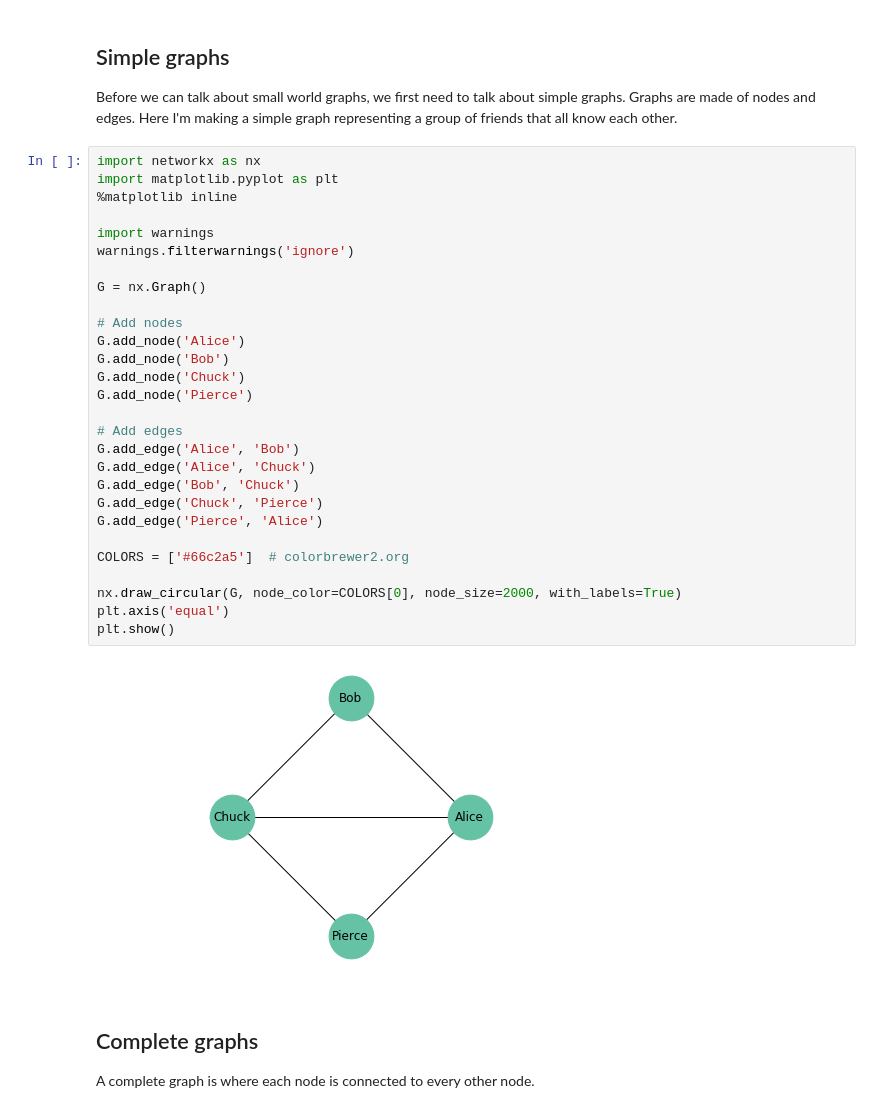
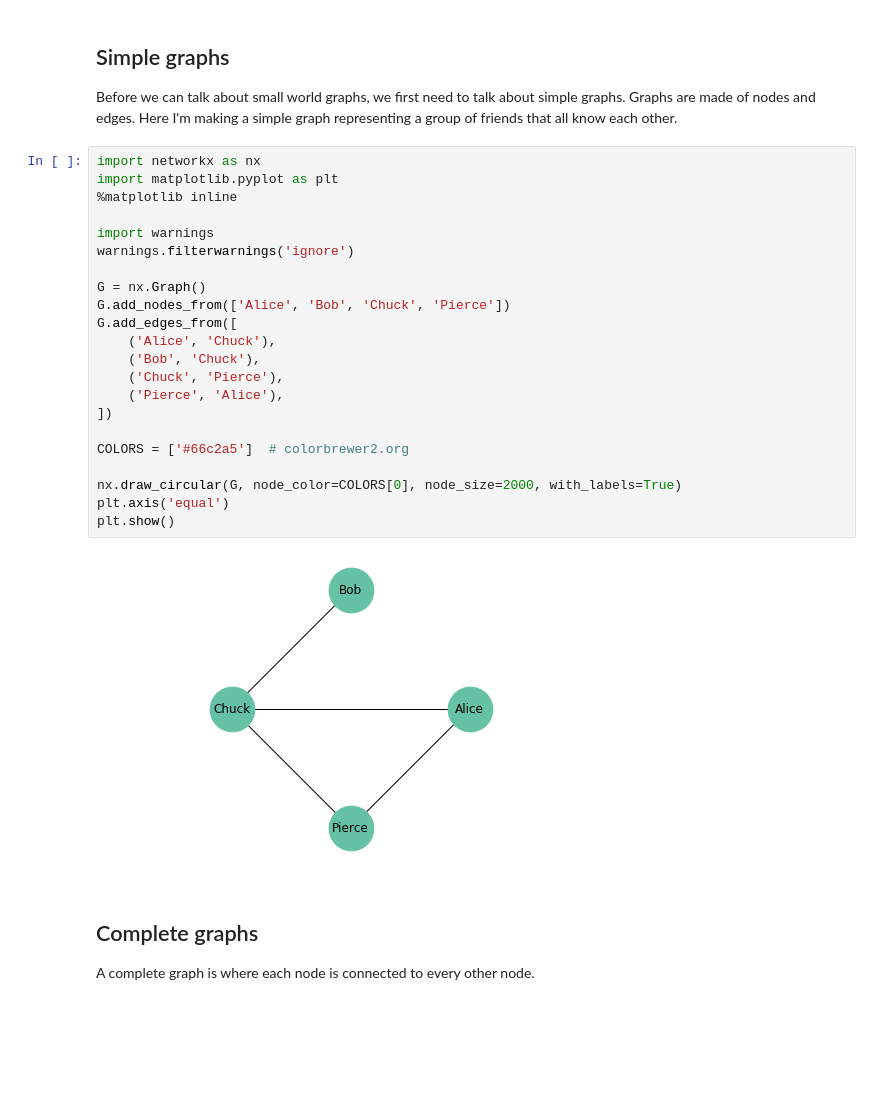
Before and after one commit to madison-python/think-complexity, a Jupyter notebook: small-world-graphs.ipynb, the cells around one changed output. Drawn from its saved outputs; the diff is of its cells as text; blank space fills up the shorter version.

```diff
--- a/small-world-graphs.ipynb
+++ b/small-world-graphs.ipynb
@@ -12,33 +12,27 @@ Before we can talk about small world graphs, we first need to talk about simple
 # %%
 import networkx as nx
 import matplotlib.pyplot as plt
 %matplotlib inline
 
 import warnings
 warnings.filterwarnings('ignore')
 
 G = nx.Graph()
-
-# Add nodes
-G.add_node('Alice')
-G.add_node('Bob')
-G.add_node('Chuck')
-G.add_node('Pierce')
-
-# Add edges
-G.add_edge('Alice', 'Bob')
-G.add_edge('Alice', 'Chuck')
-G.add_edge('Bob', 'Chuck')
-G.add_edge('Chuck', 'Pierce')
-G.add_edge('Pierce', 'Alice')
+G.add_nodes_from(['Alice', 'Bob', 'Chuck', 'Pierce'])
+G.add_edges_from([
+    ('Alice', 'Chuck'),
+    ('Bob', 'Chuck'),
+    ('Chuck', 'Pierce'),
+    ('Pierce', 'Alice'),
+])
 
 COLORS = ['#66c2a5']  # colorbrewer2.org
 
 nx.draw_circular(G, node_color=COLORS[0], node_size=2000, with_labels=True)
 plt.axis('equal')
 plt.show()
 # %% [output]
-[figure, old version]
+[figure, new version]
 # %% [markdown]
 ## Complete graphs
 A complete graph is where each node is connected to every other node.
```
Also changed, not shown: parts of 2 cells of this notebook, 5 other files.
